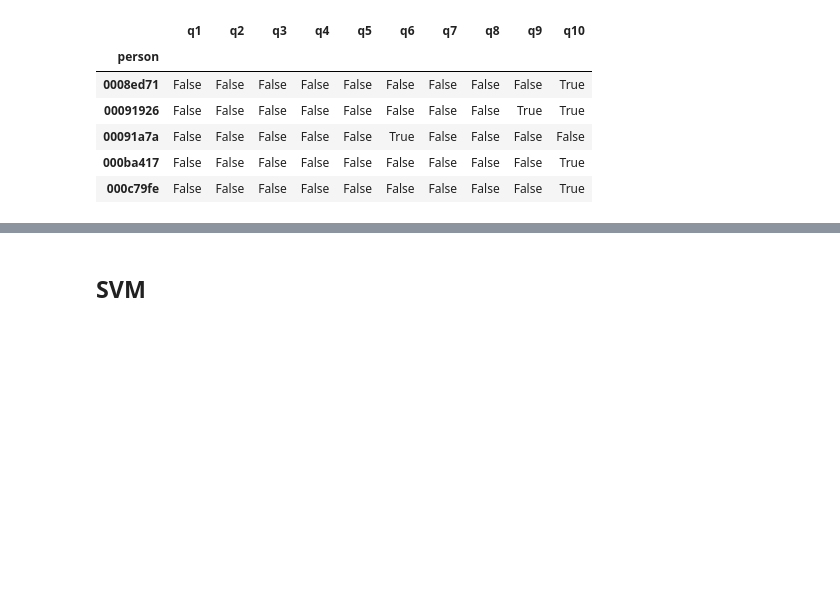
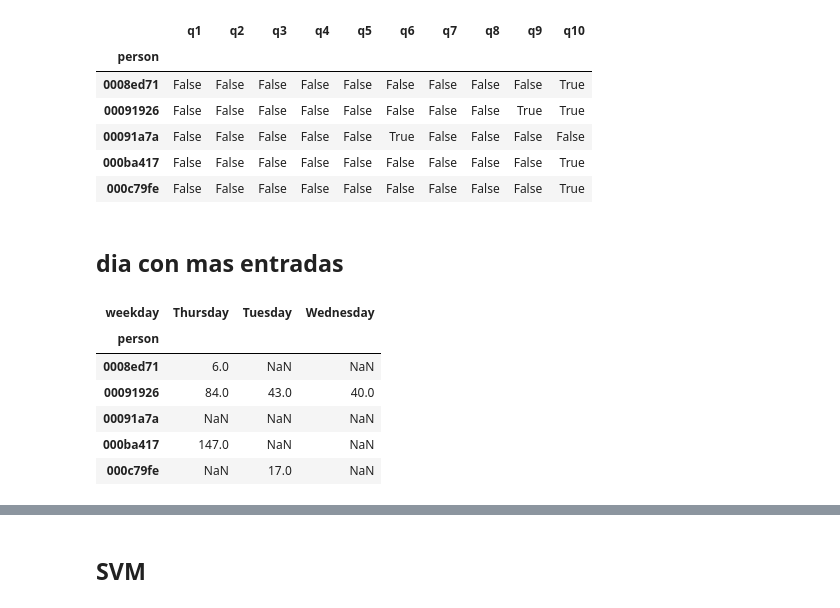
Before and after one commit to rozanecm/7506_ml, a Jupyter notebook: Forma2/SVM.ipynb, the cells around one changed output, grey strips where cells are left out. Saved outputs shown, nothing was run; the diff lists cells and outputs as text; code cells hidden in the pictures; blank space fills up the shorter version.

```diff
--- a/Forma2/SVM.ipynb
+++ b/Forma2/SVM.ipynb
@@ -89,3 +99,20 @@ df.head()
 | 000c79fe | False | False | False | False | False | False | False | False | False | True |
 # %%
 features_df = features_df.join(df, on='person')
+# %% [markdown]
+## dia con mas entradas
+# %%
+# Los mas frecuentes son martes, miercoles y jueves
+events_df['weekday'] = events_df['timestamp'].dt.day_name()
+# %%
+df = events_df.groupby('person').weekday.value_counts()
+# %%
+df.unstack().drop(columns=['Monday', 'Saturday', 'Sunday', 'Friday']).head()
+# %% [output]
+| weekday | Thursday | Tuesday | Wednesday |
+| person |  |  |  |
+| 0008ed71 | 6.0 | NaN | NaN |
+| 00091926 | 84.0 | 43.0 | 40.0 |
+| 00091a7a | NaN | NaN | NaN |
+| 000ba417 | 147.0 | NaN | NaN |
+| 000c79fe | NaN | 17.0 | NaN |
```
Also changed, not shown: parts of 44 cells of this notebook, 1 other file.
